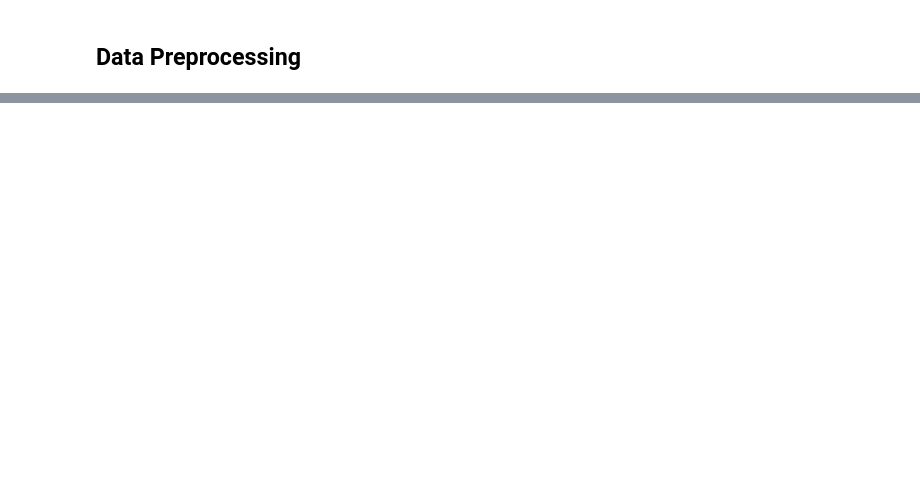
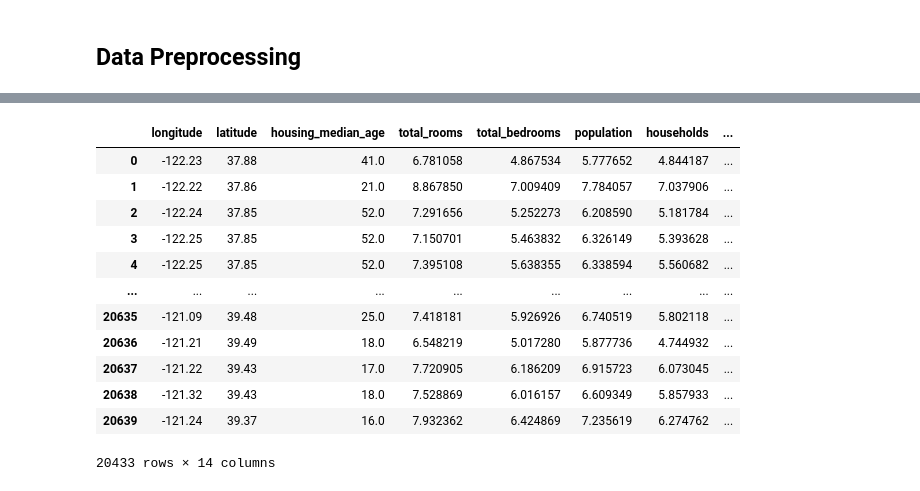
Before and after one commit to il-shunder/Machine-Learning-Projects, a Jupyter notebook: House Price Prediction/main.ipynb, the cells around one changed output, grey strips where cells are left out. Cells and saved outputs as stored; diff of their text form; code cells hidden in the pictures; blank space fills up the shorter version.

```diff
--- a/House Price Prediction/main.ipynb
+++ b/House Price Prediction/main.ipynb
@@ -106,0 +137,16 @@ sns.heatmap(correlation_matrix, cmap="viridis", vmin = -1, vmax = 1, center = 0,
+# %%
+data
+# %% [output]
+|  | longitude | latitude | housing_median_age | total_rooms | total_bedrooms | population | households | ... |
+| 0 | -122.23 | 37.88 | 41.0 | 6.781058 | 4.867534 | 5.777652 | 4.844187 | ... |
+| 1 | -122.22 | 37.86 | 21.0 | 8.867850 | 7.009409 | 7.784057 | 7.037906 | ... |
+| 2 | -122.24 | 37.85 | 52.0 | 7.291656 | 5.252273 | 6.208590 | 5.181784 | ... |
+| 3 | -122.25 | 37.85 | 52.0 | 7.150701 | 5.463832 | 6.326149 | 5.393628 | ... |
+| 4 | -122.25 | 37.85 | 52.0 | 7.395108 | 5.638355 | 6.338594 | 5.560682 | ... |
+| ... | ... | ... | ... | ... | ... | ... | ... | ... |
+| 20635 | -121.09 | 39.48 | 25.0 | 7.418181 | 5.926926 | 6.740519 | 5.802118 | ... |
+| 20636 | -121.21 | 39.49 | 18.0 | 6.548219 | 5.017280 | 5.877736 | 4.744932 | ... |
+| 20637 | -121.22 | 39.43 | 17.0 | 7.720905 | 6.186209 | 6.915723 | 6.073045 | ... |
+| 20638 | -121.32 | 39.43 | 18.0 | 7.528869 | 6.016157 | 6.609349 | 5.857933 | ... |
+| 20639 | -121.24 | 39.37 | 16.0 | 7.932362 | 6.424869 | 7.235619 | 6.274762 | ... |
+20433 rows × 14 columns
```
Also changed, not shown: parts of 24 cells of this notebook.
